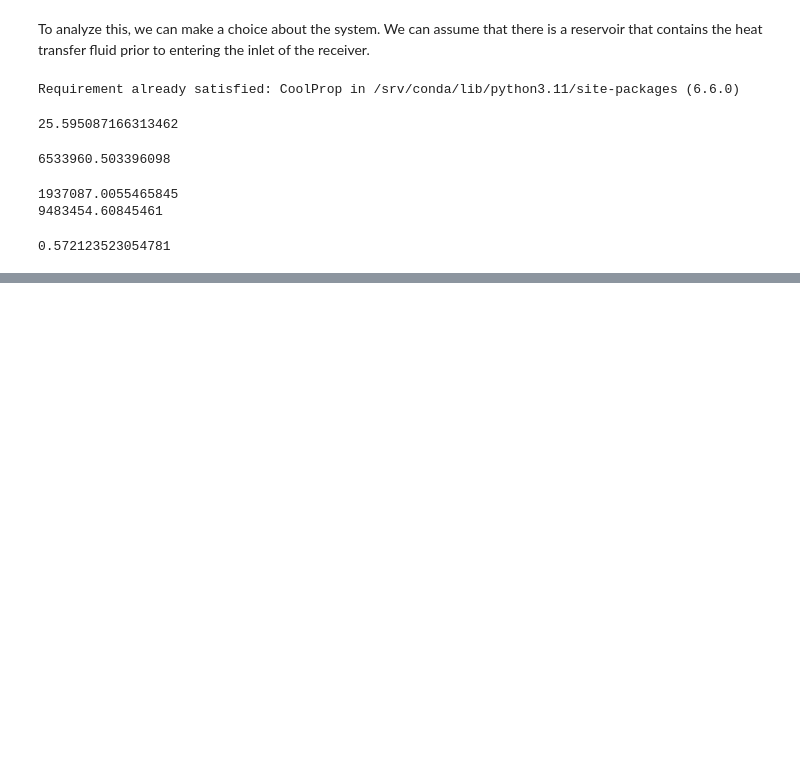
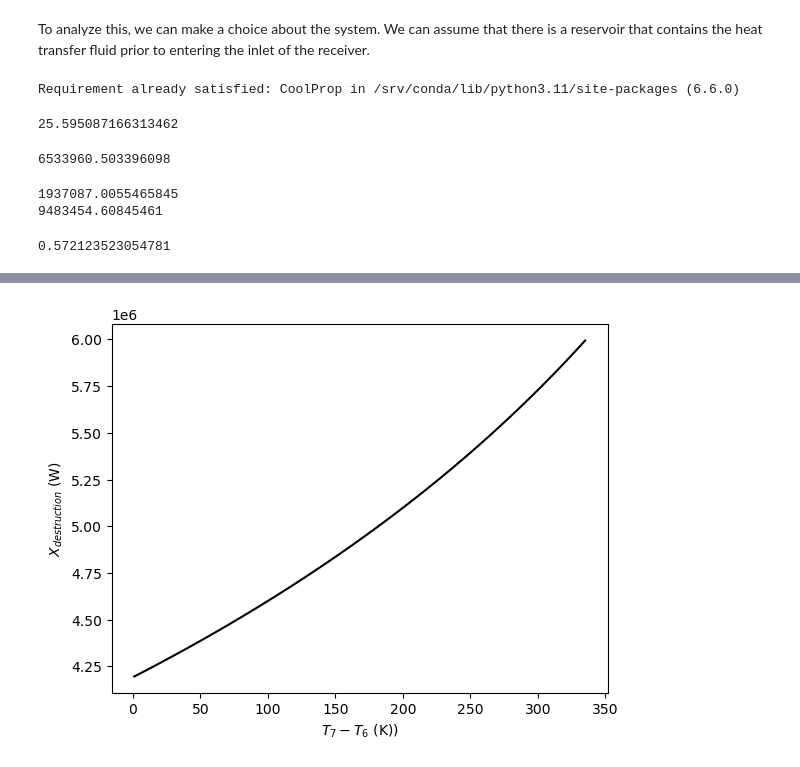
Before and after one commit to mtsn-lab/me146-246, a Jupyter notebook: scripts/collectorEfficiency.ipynb, the cells around one changed output, grey strips where cells are left out. Cells and saved outputs as stored; diff of their text form; code cells hidden in the pictures; blank space fills up the shorter version.

```diff
--- a/scripts/collectorEfficiency.ipynb
+++ b/scripts/collectorEfficiency.ipynb
@@ -190,0 +270,15 @@ plt.savefig('eta-mdot.png')
+# %%
+plt.figure()
+plt.clf()
+
+# Xrecovered_W_ = XdotOutlet_W_
+
+Xdest_W__ = XdotSun_W_ + XdotInlet_W_ - XdotOutlet_W_
+
+plt.plot(DeltaT76_, Xdest_W__, 'k-')
+
+plt.xlabel('$T_{7} - T_{6}$ (K))')
+plt.ylabel('$X_{destruction}$ (W)')
+plt.savefig('eta-Xdestruction_2.png')
+# %% [output]
+[figure, added]
```
Also changed, not shown: parts of 19 cells of this notebook.
